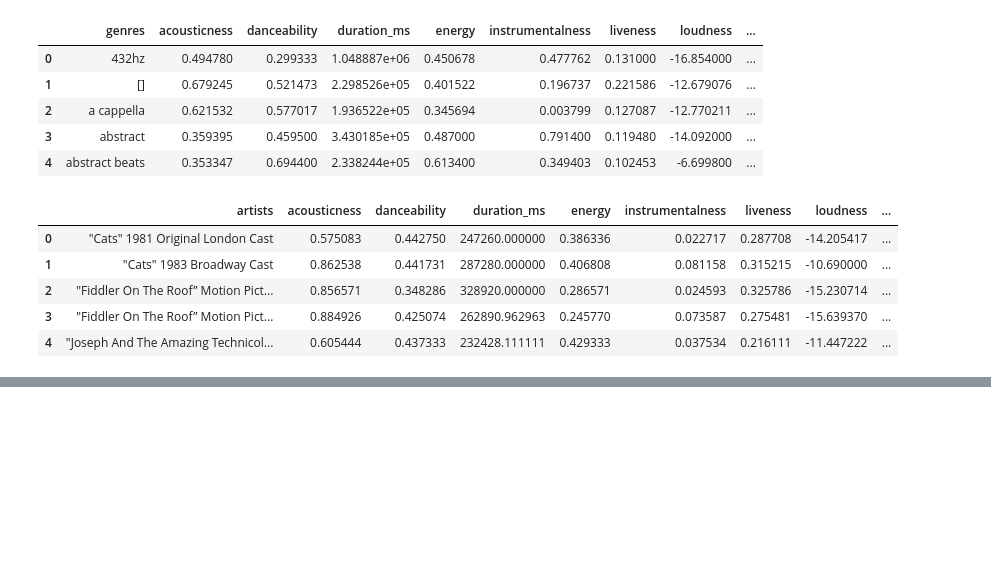
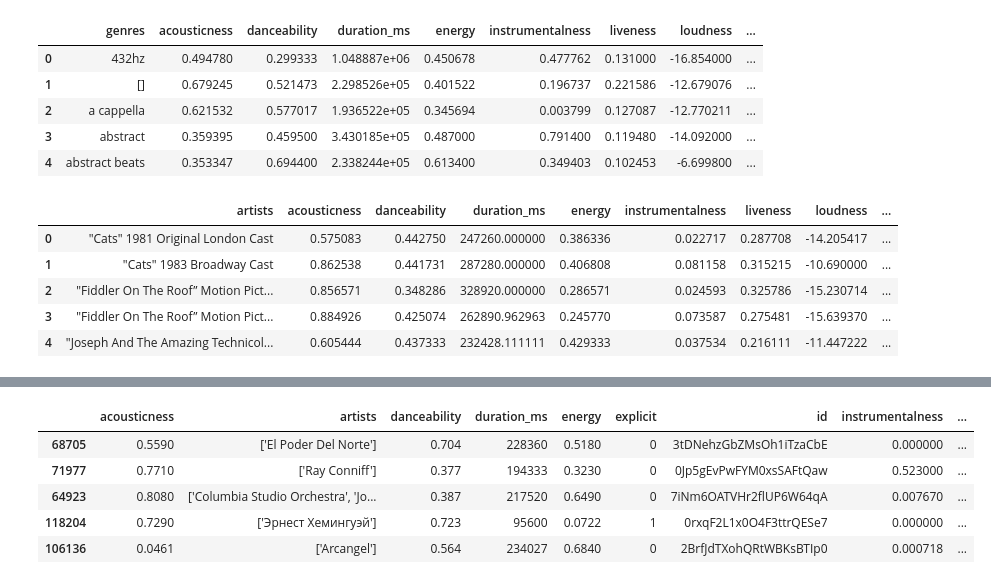
Before and after one commit to Spotify-Song-Predict-DS18/Song-Predict, a Jupyter notebook: Notebooks/Omar.ipynb, the cells around one changed output, grey strips where cells are left out. Cells and saved outputs as stored; diff of their text form; code cells hidden in the pictures; blank space fills up the shorter version.

```diff
--- a/Notebooks/Omar.ipynb
+++ b/Notebooks/Omar.ipynb
@@ -31,0 +75,6 @@ artist.head()
+# %%
+# Transforming my dataset
+# TODO - Dates need to be coherent
+# TODO - might have to make it into a function.
+
+control['release_date'] = pd.to_datetime(control['release_date'])
@@ -31,0 +83,10 @@ artist.head()
+# %%
+# Setting my X and Y values, we want to predict 5 songs that fit
+X = control.drop(['name', 'release_date'], axis=1)
+y = control['name']
+# %%
+from sklearn.model_selection import train_test_split
+
+# Setting my X_train and y_train
+X_train, X_test, y_train, y_test = train_test_split(X, y, test_size=0.35,
+                                                    random_state=42)
@@ -31,0 +96,9 @@ artist.head()
+# %%
+X_train.head()
+# %% [output]
+|  | acousticness | artists | danceability | duration_ms | energy | explicit | id | instrumentalness | ... |
+| 68705 | 0.5590 | ['El Poder Del Norte'] | 0.704 | 228360 | 0.5180 | 0 | 3tDNehzGbZMsOh1iTzaCbE | 0.000000 | ... |
+| 71977 | 0.7710 | ['Ray Conniff'] | 0.377 | 194333 | 0.3230 | 0 | 0Jp5gEvPwFYM0xsSAFtQaw | 0.523000 | ... |
+| 64923 | 0.8080 | ['Columbia Studio Orchestra', 'Jo... | 0.387 | 217520 | 0.6490 | 0 | 7iNm6OATVHr2flUP6W64qA | 0.007670 | ... |
+| 118204 | 0.7290 | ['Эрнест Хемингуэй'] | 0.723 | 95600 | 0.0722 | 1 | 0rxqF2L1x0O4F3ttrQESe7 | 0.000000 | ... |
+| 106136 | 0.0461 | ['Arcangel'] | 0.564 | 234027 | 0.6840 | 0 | 2BrfJdTXohQRtWBKsBTIp0 | 0.000718 | ... |
```
Also changed, not shown: parts of 9 cells of this notebook, 2 other files.
